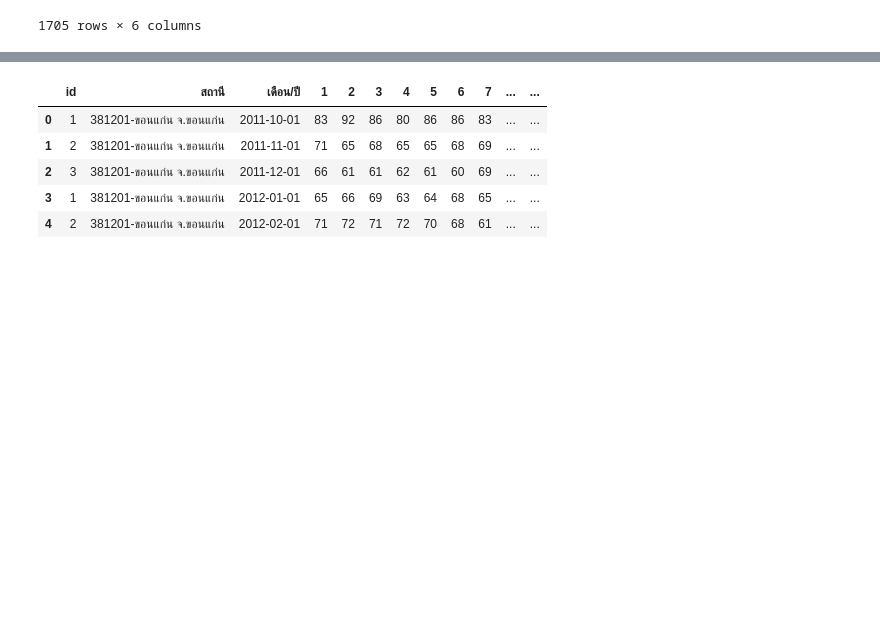
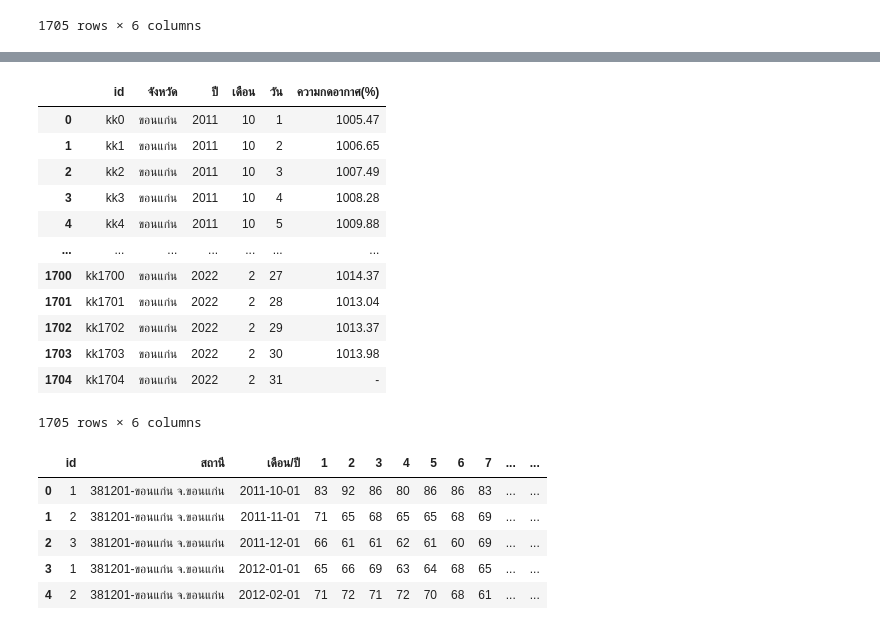
Before and after one commit to KorrawanOu/BSC_DPDM23, a Jupyter notebook: midterm_bscdpdm23.ipynb, the cells around one changed output, grey strips where cells are left out. Cells and saved outputs as stored; diff of their text form; code cells hidden in the pictures; blank space fills up the shorter version.

```diff
--- a/midterm_bscdpdm23.ipynb
+++ b/midterm_bscdpdm23.ipynb
@@ -139,3 +149,20 @@ InvalidIndexError: (['จังหวัด'], ['id'], ['ปี'], ['เดื
+# %%
+PS_KK_4 = PS_KK_3[['id','จังหวัด','ปี','เดือน','วัน','ความกดอากาศ(%)']]
+PS_KK_4
+# %% [output]
+|  | id | จังหวัด | ปี | เดือน | วัน | ความกดอากาศ(%) |
+| 0 | kk0 | ขอนแก่น | 2011 | 10 | 1 | 1005.47 |
+| 1 | kk1 | ขอนแก่น | 2011 | 10 | 2 | 1006.65 |
+| 2 | kk2 | ขอนแก่น | 2011 | 10 | 3 | 1007.49 |
+| 3 | kk3 | ขอนแก่น | 2011 | 10 | 4 | 1008.28 |
+| 4 | kk4 | ขอนแก่น | 2011 | 10 | 5 | 1009.88 |
+| ... | ... | ... | ... | ... | ... | ... |
+| 1700 | kk1700 | ขอนแก่น | 2022 | 2 | 27 | 1014.37 |
+| 1701 | kk1701 | ขอนแก่น | 2022 | 2 | 28 | 1013.04 |
+| 1702 | kk1702 | ขอนแก่น | 2022 | 2 | 29 | 1013.37 |
+| 1703 | kk1703 | ขอนแก่น | 2022 | 2 | 30 | 1013.98 |
+| 1704 | kk1704 | ขอนแก่น | 2022 | 2 | 31 | - |
+1705 rows × 6 columns
 # %%
 RH_kk.rename(columns={'Unnamed: 0' : 'id'},inplace=True)
 RH_kk.rename(columns={'Unnamed: 1' : 'สถานี'},inplace=True)
```
Also changed, not shown: parts of 45 cells of this notebook.
